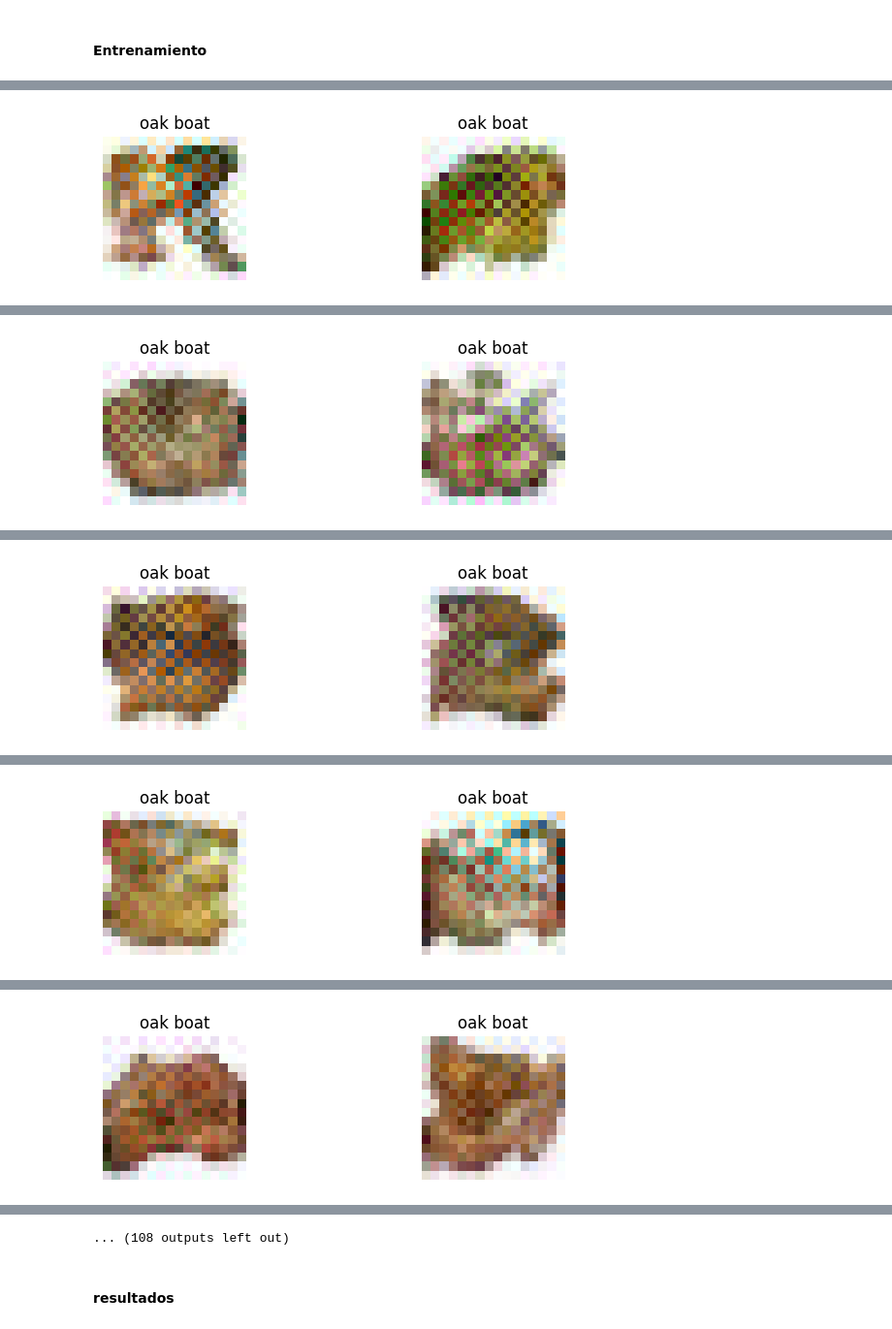
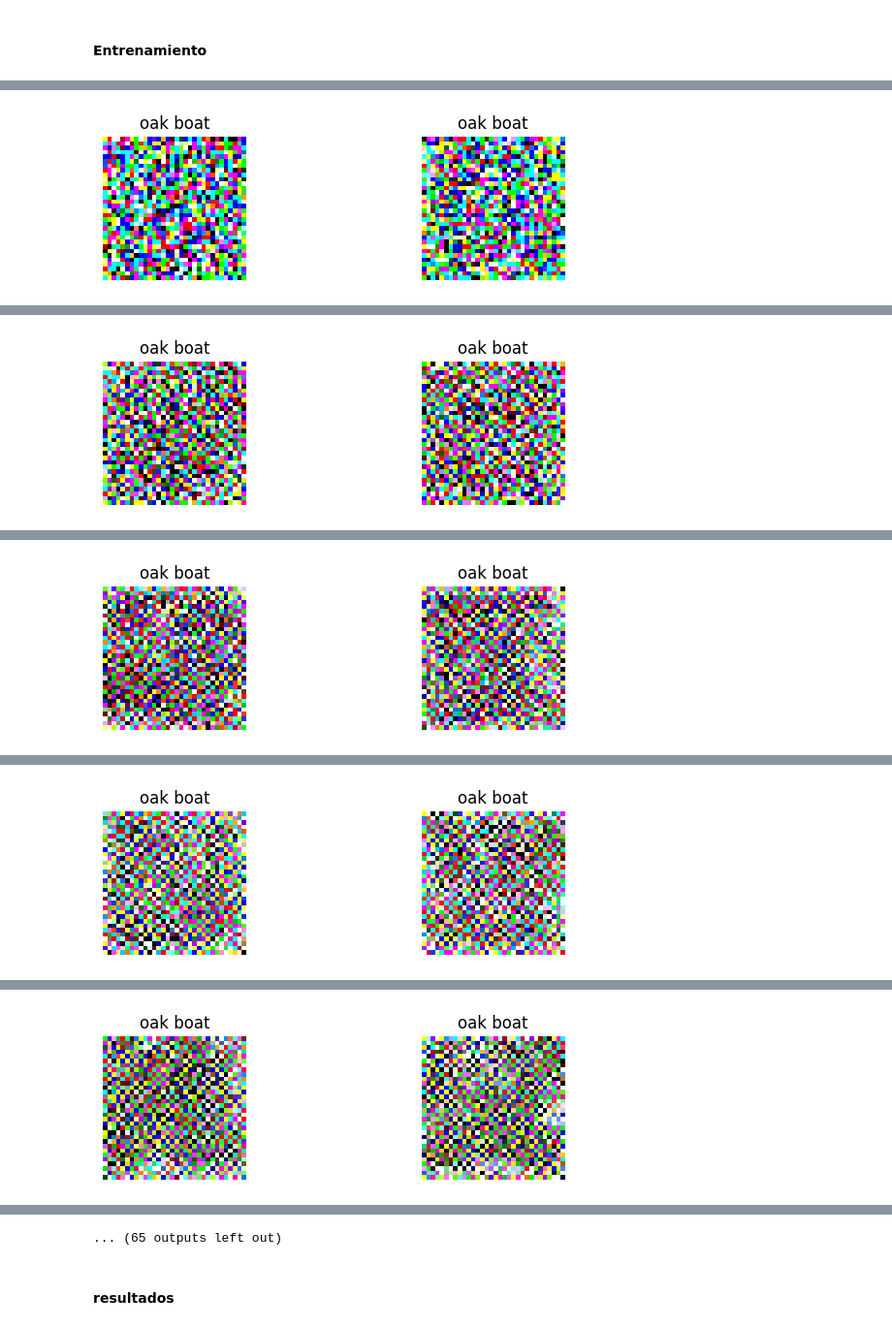
Before and after one commit to Alvarofp537/PCD, a Jupyter notebook: DDIM/DDIM.ipynb, the cells around one changed output, grey strips where cells are left out. Shown at 97% size. Drawn from its saved outputs; the diff is of its cells as text; code cells hidden in the pictures.

```diff
--- a/DDIM/DDIM.ipynb
+++ b/DDIM/DDIM.ipynb
@@ -21,8 +25,10 @@ import torchvision.transforms as T
 import torchvision.transforms.functional as TF
 
 device = torch.device("cuda" if torch.cuda.is_available() else "cpu")
-df=pd.read_parquet("datos/minecraft.parquet")
+df=pd.read_parquet("../datos/faithful_1.21.1_32.parquet")
 print(device)
+
+img_size=32
 # %% [output]
 cuda
 # %% [markdown]
@@ -52,7 +58,7 @@ def generar_imagenes(modelo, txt_emb, prompt: str, n_samples=4, device="cuda"):
         cond_emb = txt_emb([prompt] * n_samples).to(device)
 
         # Ruido aleatorio
-        x = torch.randn(n_samples, 3, 16, 16, device=device)
+        x = torch.randn(n_samples, 3, img_size, img_size, device=device)
 
         #  Parámetros del modelo (difusión)
         betas = modelo.betas.to(device)
@@ -92,7 +98,7 @@ def generar_imagenes(modelo, txt_emb, prompt: str, n_samples=4, device="cuda"):
 
 # Dataset único (con augment opcional)
 class MinecraftDataset(Dataset):
-    def __init__(self, rows: List[dict], image_size=16, augment=False, transform=None):
+    def __init__(self, rows: List[dict], image_size=img_size, augment=False, transform=None):
         self.rows = rows
         self.image_size = image_size
         self.augment = augment
@@ -119,17 +125,13 @@ class MinecraftDataset(Dataset):
         return img_t, label
 
 
-# TextEmbedding (mejorada)
+# Embedding textual (por palabra)
 class TextEmbedding(nn.Module):
-    def __init__(self, vocab, embed_dim=128):
+    def __init__(self, vocab, embed_dim=100):
         super().__init__()
-        if "unknown" not in vocab:
-            vocab = vocab + ["unknown"]
         self.vocab = vocab
         self.stoi = {w: i for i, w in enumerate(vocab)}
         self.embedding = nn.Embedding(len(vocab), embed_dim)
-        self.proj = nn.Linear(embed_dim, embed_dim)  # fija dim de condicion
-        self.dropout = nn.Dropout(0.1)
 
     @staticmethod
     def build_vocab(labels):
@@ -137,12 +139,10 @@ class TextEmbedding(nn.Module):
         for lbl in labels:
             for w in re.findall(r"\w+", lbl.lower()):
                 words.add(w)
-        if "unknown" not in words:
-            words.add("unknown")
         return sorted(words)
 
     def forward(self, label_texts: List[str]):
-        device = next(self.parameters()).device
+        device = next(self.embedding.parameters()).device
         vectors = []
         for text in label_texts:
             tokens = [w for w in re.findall(r"\w+", text.lower()) if w in self.stoi]
@@ -151,9 +151,6 @@ class TextEmbedding(nn.Module):
             idxs = torch.tensor([self.stoi[w] for w in tokens], device=device)
             emb = self.embedding(idxs).mean(dim=0)
             vectors.append(emb)
-        x = torch.stack(vectors)
-        x = self.proj(x)
-        x = self.dropout(x)
-        return x  # shape [B, embed_dim]
+        return torch.stack(vectors)
 # %% [markdown]
 #### Crear Modelo
@@ -383,6 +239,6 @@ print(f" Vocabulario generado con {len(vocab)} palabras únicas:")
 # print(vocab)
 
 # Dataset y DataLoader
-dataset = MinecraftDataset(df.to_dict("records"), image_size=16, augment=True)
+dataset = MinecraftDataset(df.to_dict("records"), image_size=img_size, augment=True)
 dataloader = DataLoader(dataset, batch_size=batch_size, shuffle=True)
 # %% [output]
@@ -393,13 +249,15 @@ dataloader = DataLoader(dataset, batch_size=batch_size, shuffle=True)
 # MODELOS
 txt_emb = TextEmbedding(vocab, embed_dim=embed_dim).to(device)
 model = MiniUNet(cond_dim=embed_dim, base_ch=ch_base, timesteps=timesteps).to(device)
-optimizer = optim.Adam(model.parameters(), lr=lr)
+optimizer = optim.Adam([
+    {'params': model.parameters(), 'lr': lr},
+    {'params': txt_emb.parameters(), 'lr': lr * 0.5}  #menor learning rate para el text embedder
+])
 # %%
 # entrenamiento funcion primera version
+num_epochs = 4500
 
-num_epochs = 3000
-
-for epoch in range(1, num_epochs + 1):
+for epoch in range( num_epochs):
     model.train()
     total_loss = 0
 
@@ -425,7 +283,7 @@ for epoch in range(1, num_epochs + 1):
     # =========================================================
     # LOGGING
     # =========================================================
-    if epoch % 50 == 0:
+    if epoch % 100 == 0:
         print(f"Epoch {epoch}/{num_epochs} | Loss: {total_loss / len(dataloader):.4f}")
 
         # Generar una imagen de ejemplo condicional
@@ -437 +295 @@ Epoch 50/3000 | Loss: 0.1323
-[figure, old version]
+[figure, new version]
@@ -439 +297 @@ Epoch 100/3000 | Loss: 0.1284
-[figure, old version]
+[figure, new version]
@@ -441 +299 @@ Epoch 150/3000 | Loss: 0.1302
-[figure, old version]
+[figure, new version]
@@ -443 +301 @@ Epoch 200/3000 | Loss: 0.1143
-[figure, old version]
+[figure, new version]
@@ -445 +303 @@ Epoch 250/3000 | Loss: 0.1039
-[figure, old version]
+[figure, new version]
@@ -448,4 +306,4 @@ Epoch 300/3000 | Loss: 0.1094
-... (108 outputs left out)
+... (65 outputs left out)
 # %% [markdown]
 #### resultados
 # %%
```
Also changed, not shown: parts of 8 cells of this notebook, 14 other files.
